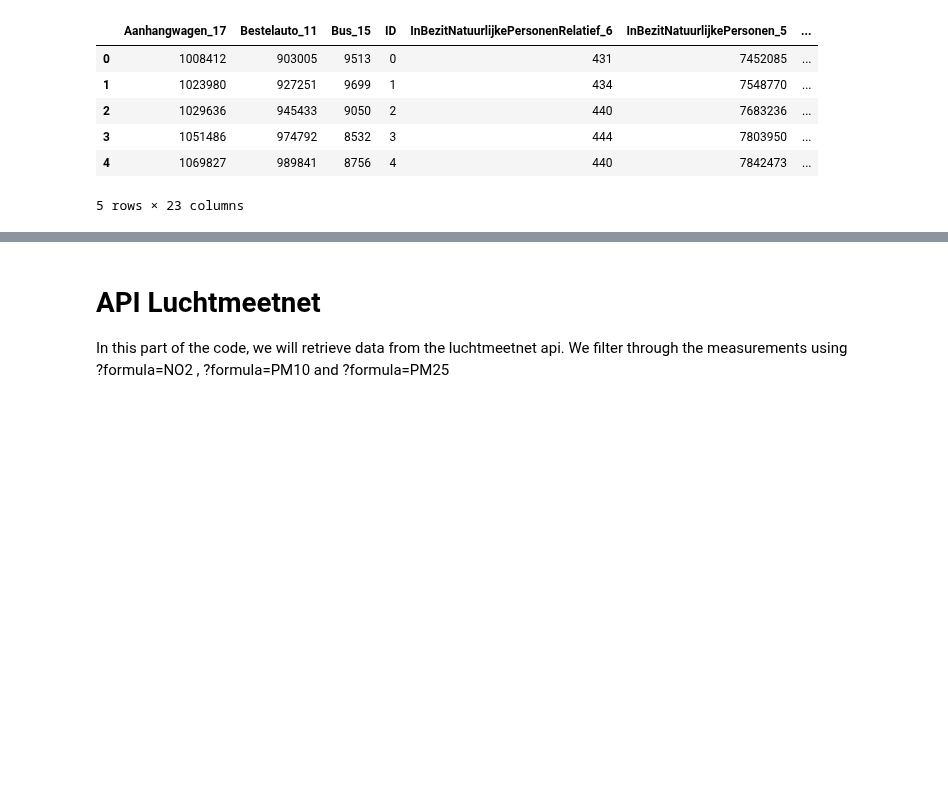
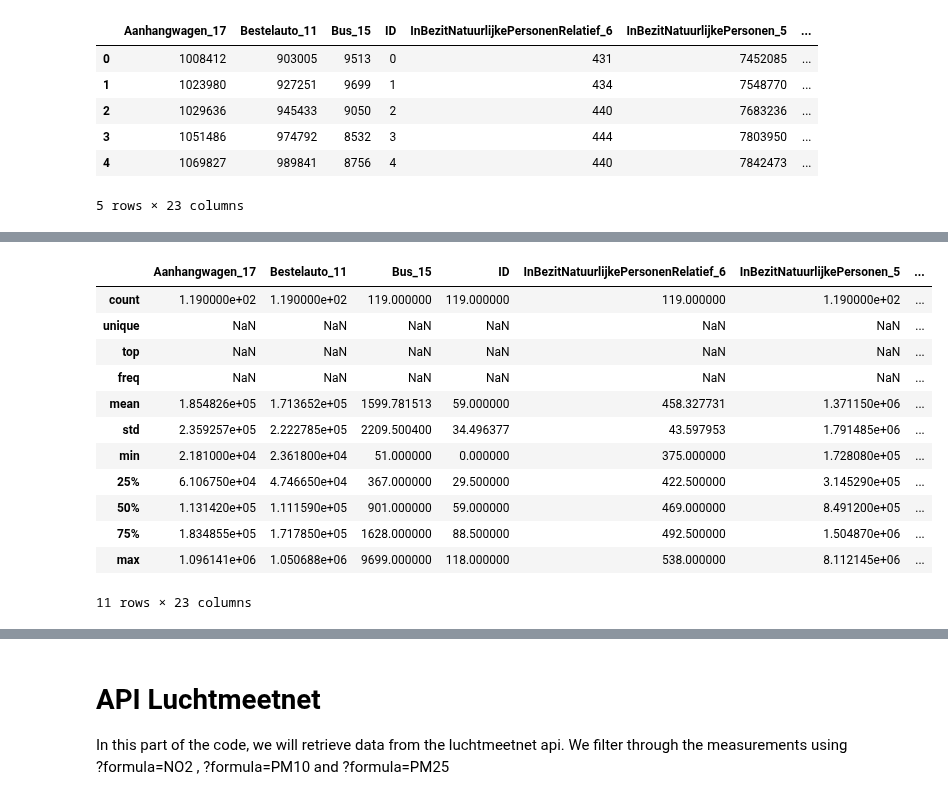
Before and after one commit to R-Zaid/DSS-project, a Jupyter notebook: main/DSS group 1 .ipynb, the cells around one changed output, grey strips where cells are left out. Saved outputs shown, nothing was run; the diff lists cells and outputs as text; code cells hidden in the pictures; blank space fills up the shorter version.

```diff
--- a/main/DSS group 1 .ipynb
+++ b/main/DSS group 1 .ipynb
@@ -124,0 +145,16 @@ dfposts.head()
+# %%
+dfposts.describe(include="all")
+# %% [output]
+|  | Aanhangwagen_17 | Bestelauto_11 | Bus_15 | ID | InBezitNatuurlijkePersonenRelatief_6 | InBezitNatuurlijkePersonen_5 | ... |
+| count | 1.190000e+02 | 1.190000e+02 | 119.000000 | 119.000000 | 119.000000 | 1.190000e+02 | ... |
+| unique | NaN | NaN | NaN | NaN | NaN | NaN | ... |
+| top | NaN | NaN | NaN | NaN | NaN | NaN | ... |
+| freq | NaN | NaN | NaN | NaN | NaN | NaN | ... |
+| mean | 1.854826e+05 | 1.713652e+05 | 1599.781513 | 59.000000 | 458.327731 | 1.371150e+06 | ... |
+| std | 2.359257e+05 | 2.222785e+05 | 2209.500400 | 34.496377 | 43.597953 | 1.791485e+06 | ... |
+| min | 2.181000e+04 | 2.361800e+04 | 51.000000 | 0.000000 | 375.000000 | 1.728080e+05 | ... |
+| 25% | 6.106750e+04 | 4.746650e+04 | 367.000000 | 29.500000 | 422.500000 | 3.145290e+05 | ... |
+| 50% | 1.131420e+05 | 1.111590e+05 | 901.000000 | 59.000000 | 469.000000 | 8.491200e+05 | ... |
+| 75% | 1.834855e+05 | 1.717850e+05 | 1628.000000 | 88.500000 | 492.500000 | 1.504870e+06 | ... |
+| max | 1.096141e+06 | 1.050688e+06 | 9699.000000 | 118.000000 | 538.000000 | 8.112145e+06 | ... |
+11 rows × 23 columns
```
Also changed, not shown: parts of 16 cells of this notebook, 1 other file.
